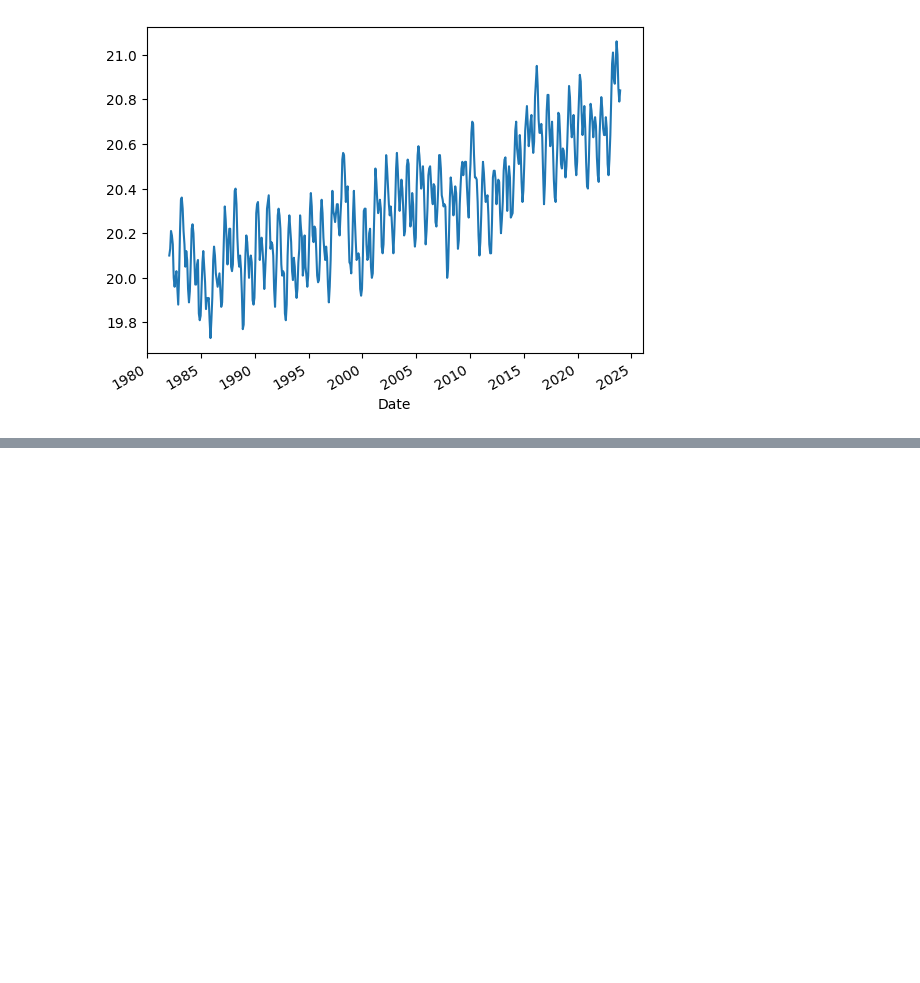
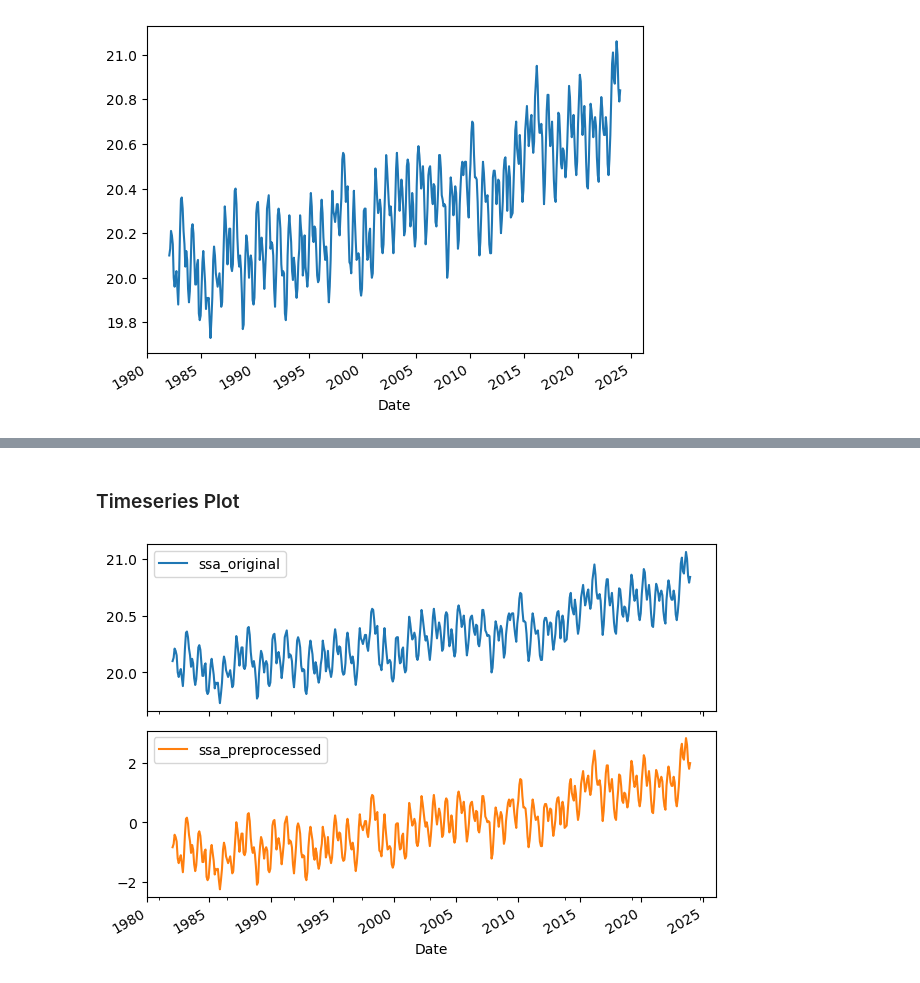
Before and after one commit to ADSCIAN/ssalib, a Jupyter notebook: notebooks/02_ssa_plotting_guide.ipynb, the cells around one changed output, grey strips where cells are left out. Drawn from its saved outputs; the diff is of its cells as text; code cells hidden in the pictures; blank space fills up the shorter version.

```diff
--- a/notebooks/02_ssa_plotting_guide.ipynb
+++ b/notebooks/02_ssa_plotting_guide.ipynb
@@ -39,0 +102,7 @@ _ = ssa_bk.plot(kind='matrix', indices=[0,1]) #TODO: deal with title
+# %% [markdown]
+### Timeseries Plot
+# %%
+ssa = SSA(sst)
+fig, axes = ssa.plot(kind='timeseries', subplots=True)
+# %% [output]
+[figure, added]
```
Also changed, not shown: parts of 23 cells of this notebook.
